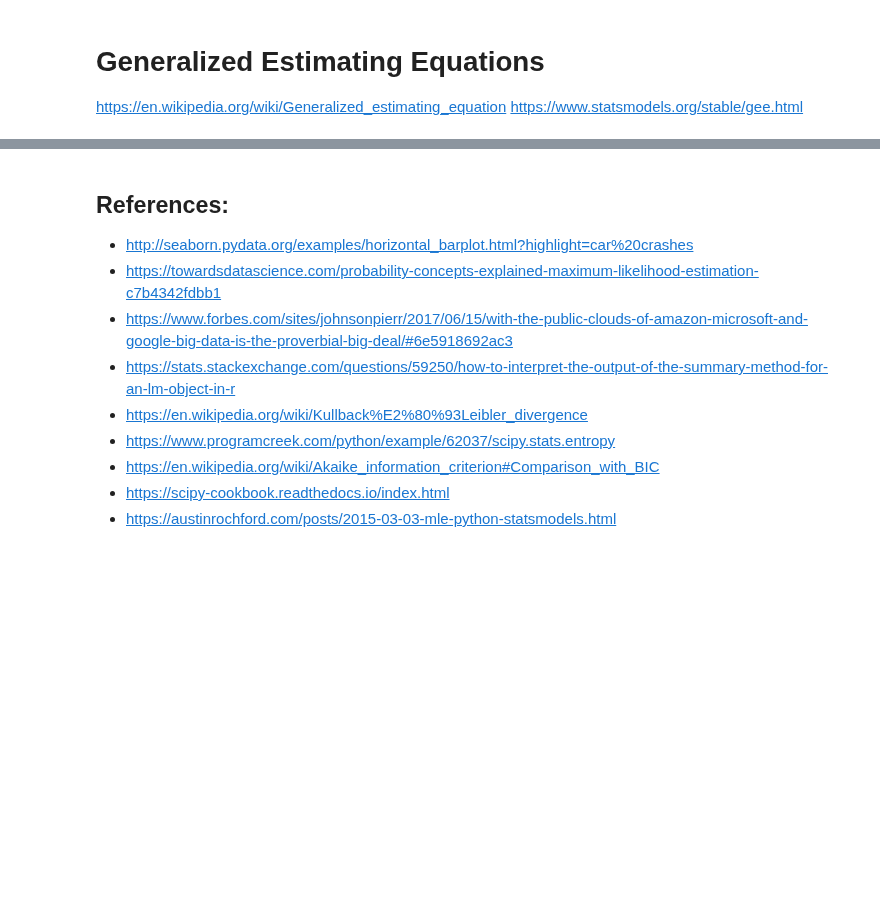
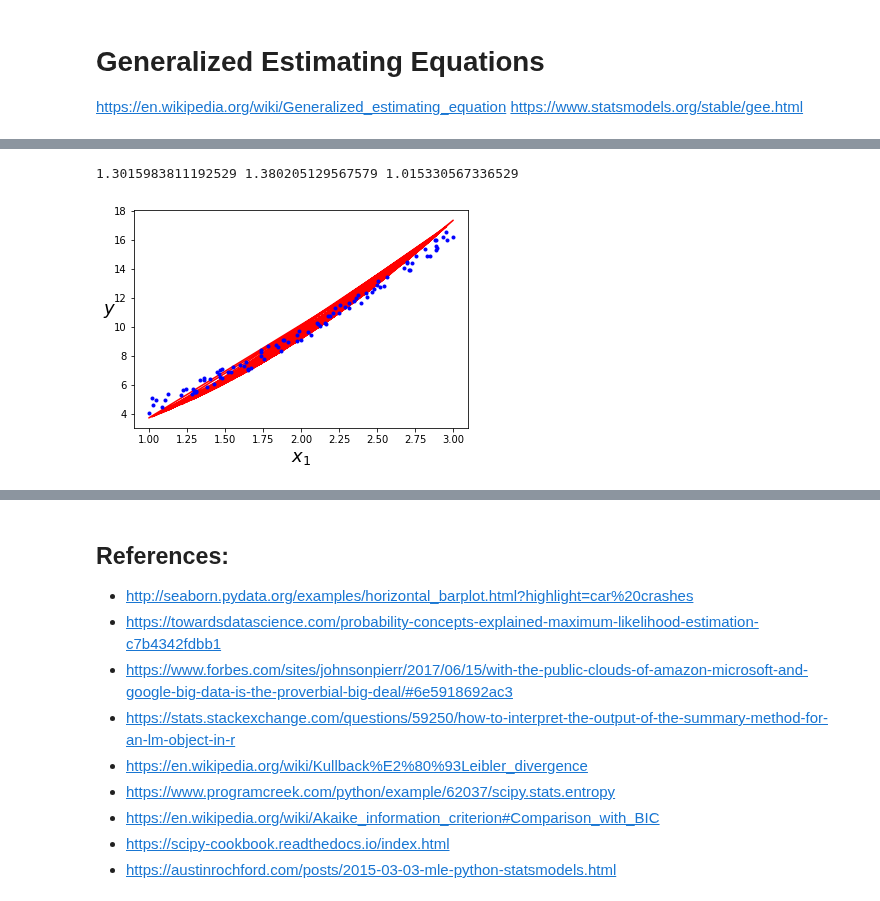
Before and after one commit to EricSchles/datascience_book, a Jupyter notebook: An Introduction to Regression - 03.ipynb, the cells around one changed output, grey strips where cells are left out. Saved outputs shown, nothing was run; the diff lists cells and outputs as text; code cells hidden in the pictures; blank space fills up the shorter version.

```diff
--- a/An Introduction to Regression - 03.ipynb
+++ b/An Introduction to Regression - 03.ipynb
@@ -1614,0 +1702,76 @@ https://www.statsmodels.org/stable/gee.html
+# %%
+import math
+import random
+import matplotlib.pyplot as plt
+import seaborn as sns
+import numpy as np
+from scipy import stats
+
+def update_weights(m, n, b, X, Y, learning_rate):
+    m_deriv = 0
+    b_deriv = 0
+    n_deriv = 0
+    N = len(X)
+    for i in range(N):
+        # Calculate partial derivatives w.r.t to equation (y - (mx + b))^2
+        # remember we use the chain rule here.
+        # -2x(y - (mx + nx^2 + b))
+        m_deriv += -2*X[i] * (Y[i] - (m*X[i] + n*np.power(X[i], 2) + b))
+
+        # -2x^2(y - (mx + nx^2 + b))
+        n_deriv += -2*np.power(X[i],2) * (Y[i] - (m*X[i] + n*np.power(X[i], 2) + b))
+
+        # -2(y - (mx + nx^2 + b))
+        b_deriv += -2 * (Y[i] - (m*X[i] + n*np.power(X[i], 2) + b))
+
+    # We subtract because the derivatives point in direction of steepest ascent
+    m -= (m_deriv / N) * learning_rate
+    b -= (b_deriv / N) * learning_rate
+    n -= (n_deriv / N) * learning_rate
+    return m, n, b
+
+def cost_function(m, n, b, X, y):
+    N = len(X)
+    total_cost = 0
+    for i in range(N):
+        try:
+            total_cost += math.pow((y[i] - (m*X[i] + n*np.power(X[i], 2) + b)), 2)
+        except OverflowError:
+            return np.inf
+    return total_cost / N
+
+def gradient_descent(X, y, learning_rate=0.0001, tolerance=1e-3, max_iter=1e4):
+    m = 0
+    b = 0
+    n = 0
+    error = []
+    count = 0
+    while True:
+        m, n, b = update_weights(m, n, b, X, y, learning_rate)
+        cur_cost = cost_function(m, n, b, X, y)
+        error.append(cur_cost)
+        count += 1
+        if cur_cost == np.inf:
+            break
+        if cur_cost < tolerance:
+            break
+        if count > max_iter:
+            break
+    return m, n, b, error
+
+X = [random.randint(1, 2)+random.random()*1 for _ in range(100)]
+y = [1 + 2*X[i] + np.power(X[i], 2) + random.random() for i in range(len(X))]
+m, n, b, error = gradient_descent(X, y)
+y_predict = [m*X[i]+n*np.power(X[i], 2) + b for i in range(len(X))]
+print(m,n,b)
+# %% [output]
+1.3015983811192529 1.380205129567579 1.015330567336529
+# %%
+plt.plot(X,y_predict,'r-')
+plt.plot(X,y,'b.')
+plt.xlabel("$x_1$", fontsize=18)
+plt.ylabel("$y$", rotation=0, fontsize=18)
+
+plt.show()
+# %% [output]
+[figure, added]
```
Also changed, not shown: parts of 7 cells of this notebook.
